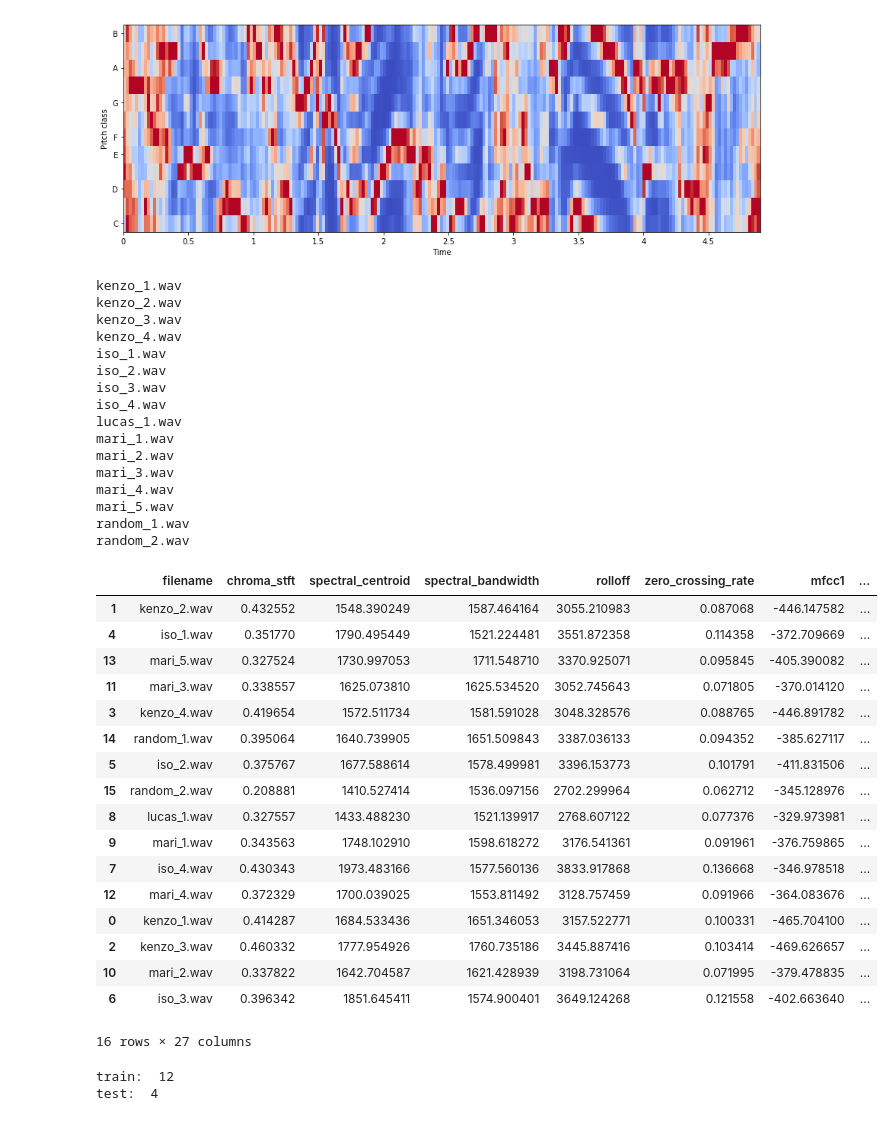
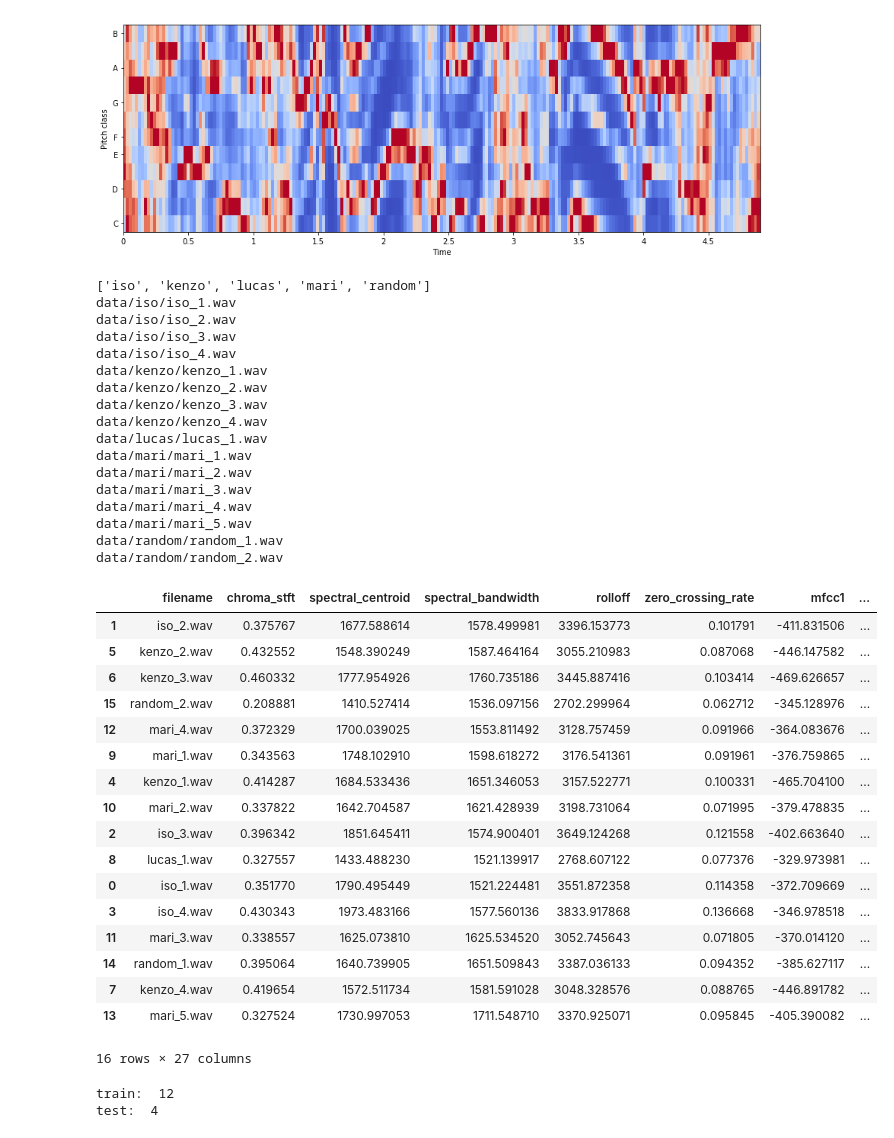
Before and after one commit to KenzoIkeizume/audio-recognizer, a Jupyter notebook: audio-recognizer.ipynb, the cells around one changed output. Drawn from its saved outputs; the diff is of its cells as text; code cells hidden in the pictures.

```diff
--- a/audio-recognizer.ipynb
+++ b/audio-recognizer.ipynb
@@ -164,11 +175,11 @@ with file:
 # %%
 import numpy as np
 
-persons = 'kenzo iso lucas mari random'.split()
-for person in persons:
+print(classes)
+for person in classes:
     for filename in os.listdir(f'data/{person}'):
-        print(filename)
-        songname = f'./data/{person}/{filename}'
+        songname = f'data/{person}/{filename}'
+        print(songname)
         y, sr = librosa.load(songname, mono=True, duration=30)
         chroma_stft = librosa.feature.chroma_stft(y=y, sr=sr)
         spec_cent = librosa.feature.spectral_centroid(y=y, sr=sr)
@@ -186,44 +197,45 @@ for person in persons:
             writer = csv.writer(file)
             writer.writerow(to_append.split())
 # %% [output]
-kenzo_1.wav
-kenzo_2.wav
-kenzo_3.wav
-kenzo_4.wav
-iso_1.wav
-iso_2.wav
-iso_3.wav
-iso_4.wav
-lucas_1.wav
-mari_1.wav
-mari_2.wav
-mari_3.wav
-mari_4.wav
-mari_5.wav
-random_1.wav
-random_2.wav
+['iso', 'kenzo', 'lucas', 'mari', 'random']
+data/iso/iso_1.wav
+data/iso/iso_2.wav
+data/iso/iso_3.wav
+data/iso/iso_4.wav
+data/kenzo/kenzo_1.wav
+data/kenzo/kenzo_2.wav
+data/kenzo/kenzo_3.wav
+data/kenzo/kenzo_4.wav
+data/lucas/lucas_1.wav
+data/mari/mari_1.wav
+data/mari/mari_2.wav
+data/mari/mari_3.wav
+data/mari/mari_4.wav
+data/mari/mari_5.wav
+data/random/random_1.wav
+data/random/random_2.wav
 # %%
-data = pd.read_csv('data/data.csv')
+data = pd.read_csv('csv/data.csv')
 data = data.reindex(np.random.permutation(data.index))
 data.head(50)
 # %% [output]
 |  | filename | chroma_stft | spectral_centroid | spectral_bandwidth | rolloff | zero_crossing_rate | mfcc1 | ... |
-| 1 | kenzo_2.wav | 0.432552 | 1548.390249 | 1587.464164 | 3055.210983 | 0.087068 | -446.147582 | ... |
-| 4 | iso_1.wav | 0.351770 | 1790.495449 | 1521.224481 | 3551.872358 | 0.114358 | -372.709669 | ... |
+| 1 | iso_2.wav | 0.375767 | 1677.588614 | 1578.499981 | 3396.153773 | 0.101791 | -411.831506 | ... |
+| 5 | kenzo_2.wav | 0.432552 | 1548.390249 | 1587.464164 | 3055.210983 | 0.087068 | -446.147582 | ... |
+| 6 | kenzo_3.wav | 0.460332 | 1777.954926 | 1760.735186 | 3445.887416 | 0.103414 | -469.626657 | ... |
+| 15 | random_2.wav | 0.208881 | 1410.527414 | 1536.097156 | 2702.299964 | 0.062712 | -345.128976 | ... |
+| 12 | mari_4.wav | 0.372329 | 1700.039025 | 1553.811492 | 3128.757459 | 0.091966 | -364.083676 | ... |
+| 9 | mari_1.wav | 0.343563 | 1748.102910 | 1598.618272 | 3176.541361 | 0.091961 | -376.759865 | ... |
+| 4 | kenzo_1.wav | 0.414287 | 1684.533436 | 1651.346053 | 3157.522771 | 0.100331 | -465.704100 | ... |
+| 10 | mari_2.wav | 0.337822 | 1642.704587 | 1621.428939 | 3198.731064 | 0.071995 | -379.478835 | ... |
+| 2 | iso_3.wav | 0.396342 | 1851.645411 | 1574.900401 | 3649.124268 | 0.121558 | -402.663640 | ... |
+| 8 | lucas_1.wav | 0.327557 | 1433.488230 | 1521.139917 | 2768.607122 | 0.077376 | -329.973981 | ... |
+| 0 | iso_1.wav | 0.351770 | 1790.495449 | 1521.224481 | 3551.872358 | 0.114358 | -372.709669 | ... |
+| 3 | iso_4.wav | 0.430343 | 1973.483166 | 1577.560136 | 3833.917868 | 0.136668 | -346.978518 | ... |
+| 11 | mari_3.wav | 0.338557 | 1625.073810 | 1625.534520 | 3052.745643 | 0.071805 | -370.014120 | ... |
+| 14 | random_1.wav | 0.395064 | 1640.739905 | 1651.509843 | 3387.036133 | 0.094352 | -385.627117 | ... |
+| 7 | kenzo_4.wav | 0.419654 | 1572.511734 | 1581.591028 | 3048.328576 | 0.088765 | -446.891782 | ... |
 | 13 | mari_5.wav | 0.327524 | 1730.997053 | 1711.548710 | 3370.925071 | 0.095845 | -405.390082 | ... |
-| 11 | mari_3.wav | 0.338557 | 1625.073810 | 1625.534520 | 3052.745643 | 0.071805 | -370.014120 | ... |
-| 3 | kenzo_4.wav | 0.419654 | 1572.511734 | 1581.591028 | 3048.328576 | 0.088765 | -446.891782 | ... |
-| 14 | random_1.wav | 0.395064 | 1640.739905 | 1651.509843 | 3387.036133 | 0.094352 | -385.627117 | ... |
-| 5 | iso_2.wav | 0.375767 | 1677.588614 | 1578.499981 | 3396.153773 | 0.101791 | -411.831506 | ... |
-| 15 | random_2.wav | 0.208881 | 1410.527414 | 1536.097156 | 2702.299964 | 0.062712 | -345.128976 | ... |
-| 8 | lucas_1.wav | 0.327557 | 1433.488230 | 1521.139917 | 2768.607122 | 0.077376 | -329.973981 | ... |
-| 9 | mari_1.wav | 0.343563 | 1748.102910 | 1598.618272 | 3176.541361 | 0.091961 | -376.759865 | ... |
-| 7 | iso_4.wav | 0.430343 | 1973.483166 | 1577.560136 | 3833.917868 | 0.136668 | -346.978518 | ... |
-| 12 | mari_4.wav | 0.372329 | 1700.039025 | 1553.811492 | 3128.757459 | 0.091966 | -364.083676 | ... |
-| 0 | kenzo_1.wav | 0.414287 | 1684.533436 | 1651.346053 | 3157.522771 | 0.100331 | -465.704100 | ... |
-| 2 | kenzo_3.wav | 0.460332 | 1777.954926 | 1760.735186 | 3445.887416 | 0.103414 | -469.626657 | ... |
-| 10 | mari_2.wav | 0.337822 | 1642.704587 | 1621.428939 | 3198.731064 | 0.071995 | -379.478835 | ... |
-| 6 | iso_3.wav | 0.396342 | 1851.645411 | 1574.900401 | 3649.124268 | 0.121558 | -402.663640 | ... |
 16 rows × 27 columns
 # %%
 from sklearn.preprocessing import LabelEncoder, StandardScaler
```
Also changed, not shown: parts of 13 cells of this notebook, 1 other file.
